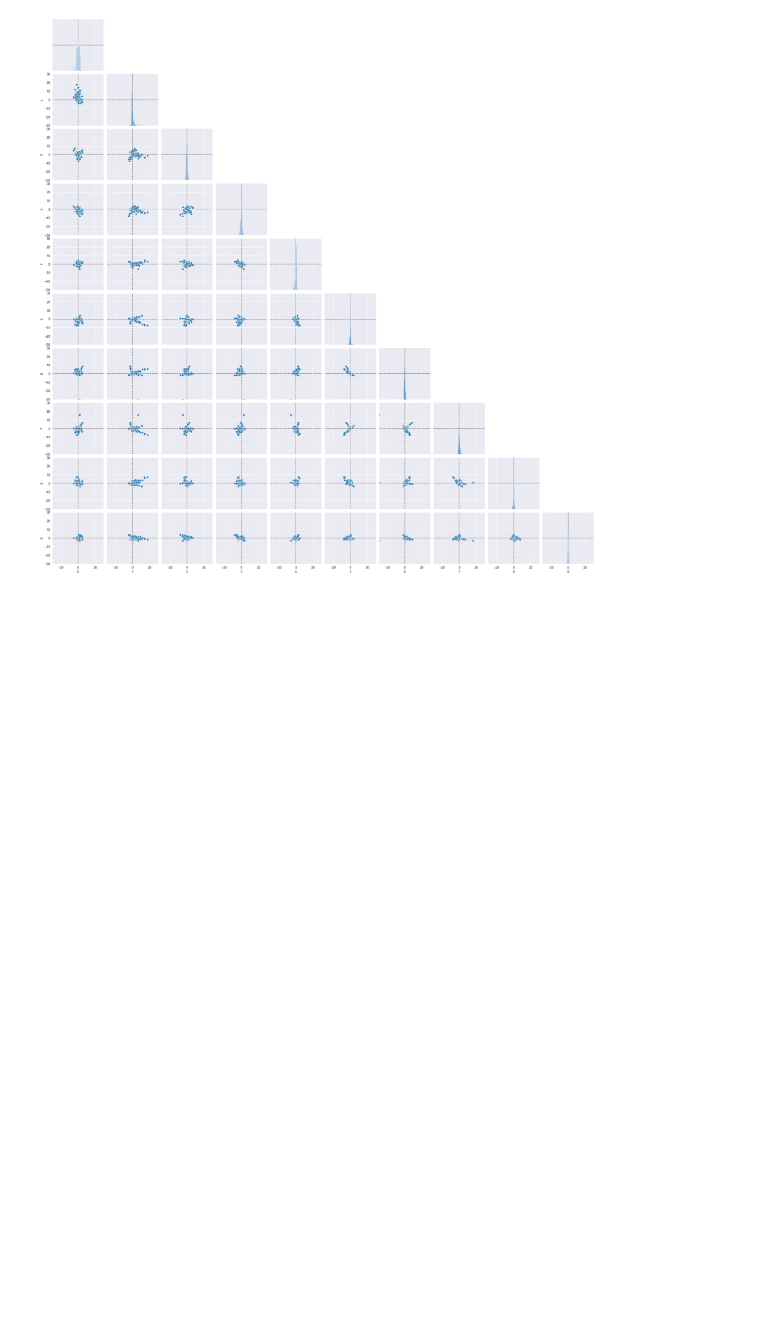
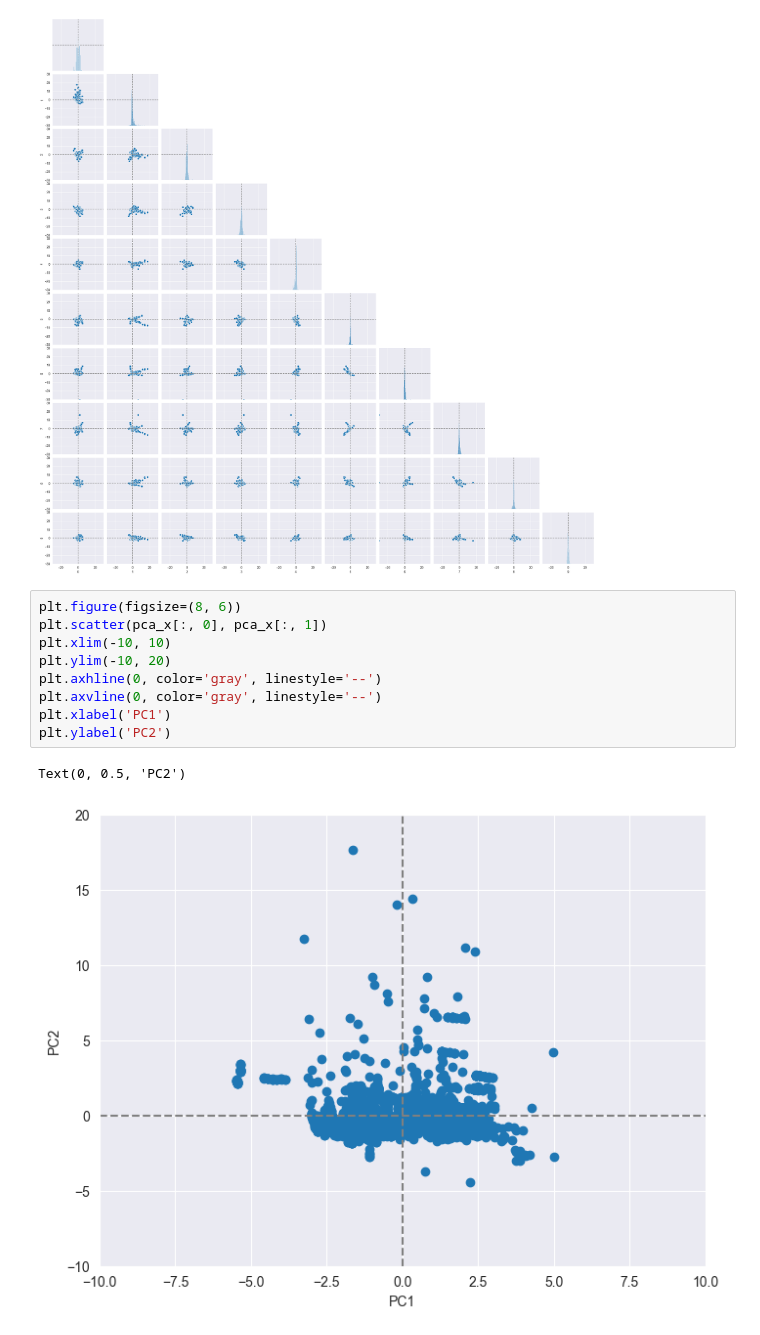
Before and after one commit to Skrinox/Analyses_des_Donnees_DVF, a Jupyter notebook: Analyses_DVF.ipynb, the cells around one changed output. Saved outputs shown, nothing was run; the diff lists cells and outputs as text; blank space fills up the shorter version.

```diff
--- a/Analyses_DVF.ipynb
+++ b/Analyses_DVF.ipynb
@@ -337,3 +420,15 @@ for ax in pairplot.axes.flatten():
 plt.show(pairplot)
 # %% [output]
 [figure]
+# %%
+plt.figure(figsize=(8, 6))
+plt.scatter(pca_x[:, 0], pca_x[:, 1])
+plt.xlim(-10, 10)
+plt.ylim(-10, 20)
+plt.axhline(0, color='gray', linestyle='--')
+plt.axvline(0, color='gray', linestyle='--')
+plt.xlabel('PC1')
+plt.ylabel('PC2')
+# %% [output]
+Text(0, 0.5, 'PC2')
+[figure, added]
```
Also changed, not shown: parts of 36 cells of this notebook, 2 other files.
